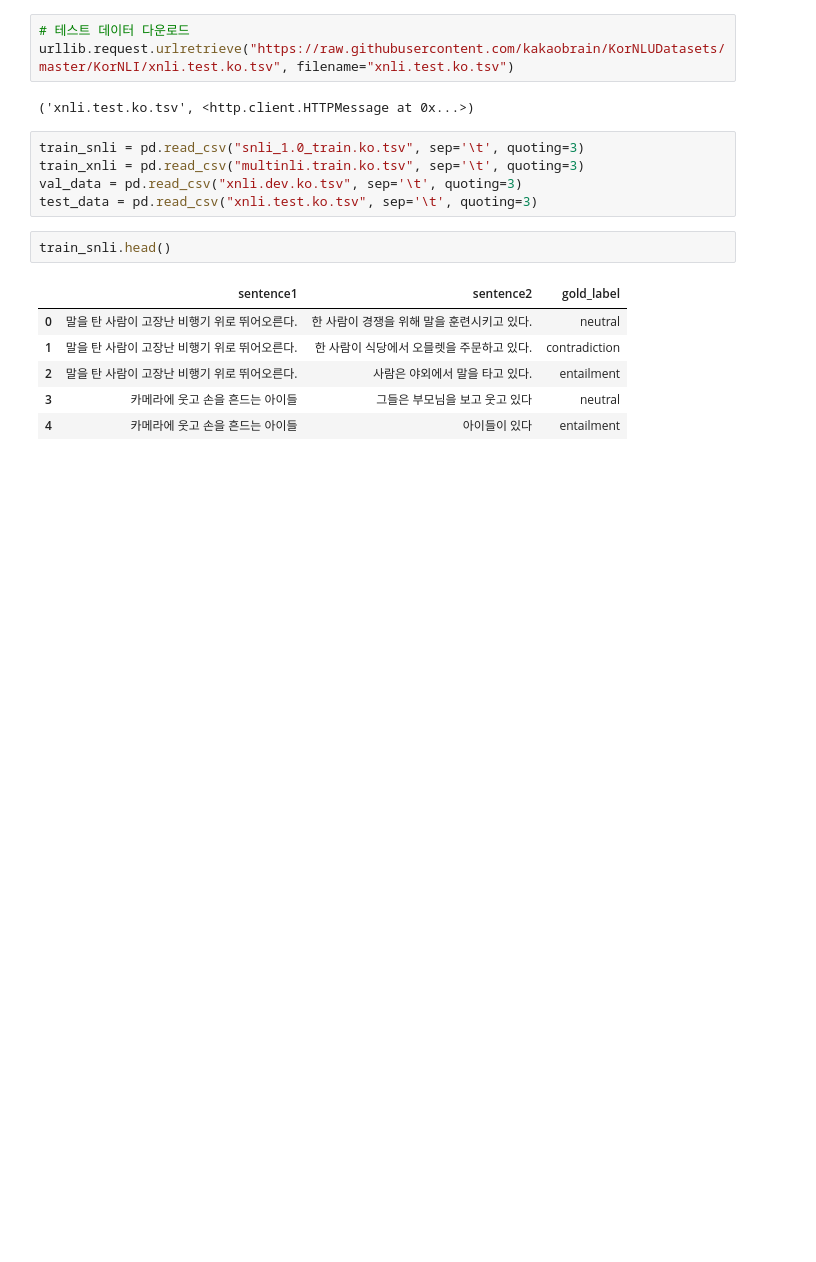
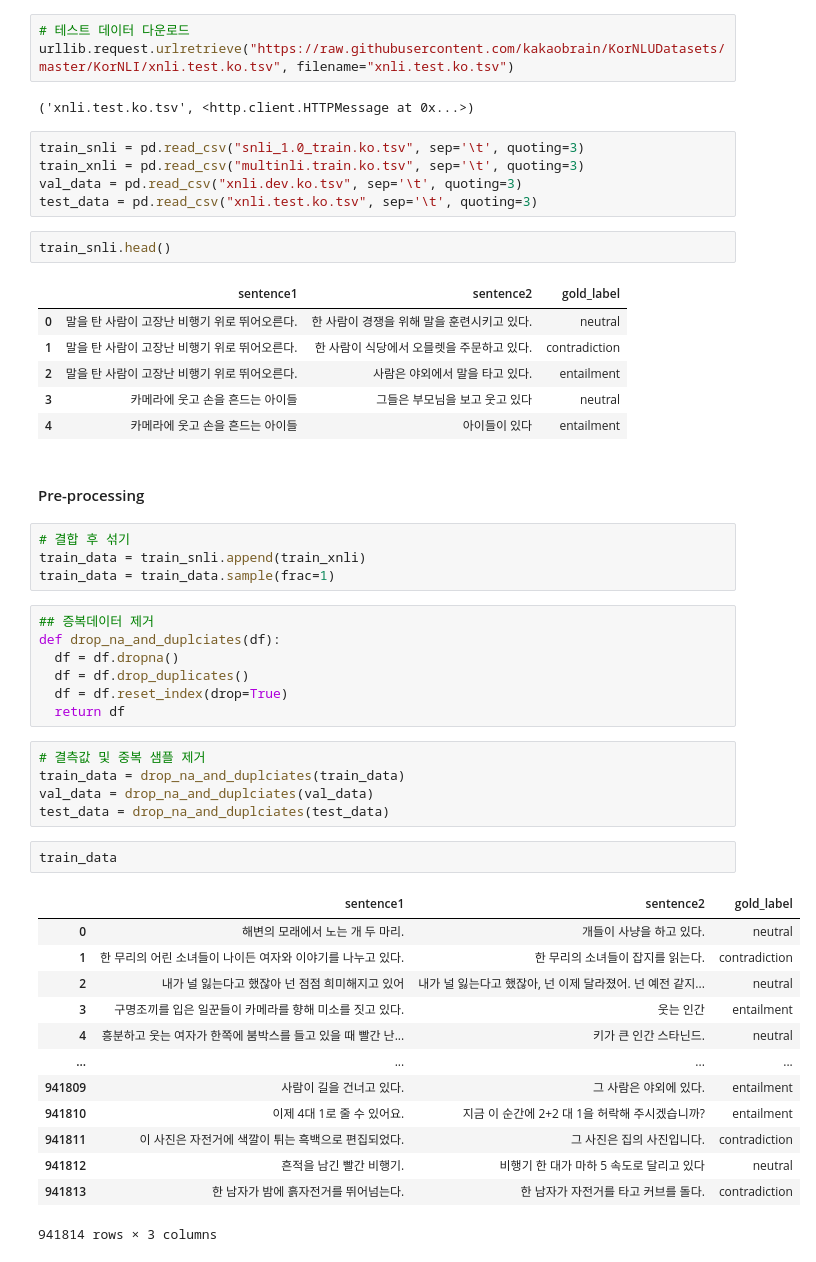
Before and after one commit to yyc9337/Deep-Learning, a Jupyter notebook: 딥 러닝을 이용한 자연어 처리 심화과정/5. BERT/KoBERT를 이용한 KorNLI 풀어보기 (다중 클래스 분류).ipynb, the cells around one changed output. Drawn from its saved outputs; the diff is of its cells as text; blank space fills up the shorter version.

```diff
--- a/딥 러닝을 이용한 자연어 처리 심화과정/5. BERT/KoBERT를 이용한 KorNLI 풀어보기 (다중 클래스 분류).ipynb
+++ b/딥 러닝을 이용한 자연어 처리 심화과정/5. BERT/KoBERT를 이용한 KorNLI 풀어보기 (다중 클래스 분류).ipynb
@@ -38,3 +38,37 @@ train_snli.head()
 | 2 | 말을 탄 사람이 고장난 비행기 위로 뛰어오른다. | 사람은 야외에서 말을 타고 있다. | entailment |
 | 3 | 카메라에 웃고 손을 흔드는 아이들 | 그들은 부모님을 보고 웃고 있다 | neutral |
 | 4 | 카메라에 웃고 손을 흔드는 아이들 | 아이들이 있다 | entailment |
+# %% [markdown]
+#### Pre-processing
+# %%
+# 결합 후 섞기
+train_data = train_snli.append(train_xnli)
+train_data = train_data.sample(frac=1)
+# %%
+## 증복데이터 제거
+def drop_na_and_duplciates(df):
+  df = df.dropna()
+  df = df.drop_duplicates()
+  df = df.reset_index(drop=True)
+  return df
+# %%
+# 결측값 및 중복 샘플 제거
+train_data = drop_na_and_duplciates(train_data)
+val_data = drop_na_and_duplciates(val_data)
+test_data = drop_na_and_duplciates(test_data)
+# %%
+train_data
+# %% [output]
+|  | sentence1 | sentence2 | gold_label |
+| 0 | 해변의 모래에서 노는 개 두 마리. | 개들이 사냥을 하고 있다. | neutral |
+| 1 | 한 무리의 어린 소녀들이 나이든 여자와 이야기를 나누고 있다. | 한 무리의 소녀들이 잡지를 읽는다. | contradiction |
+| 2 | 내가 널 잃는다고 했잖아 넌 점점 희미해지고 있어 | 내가 널 잃는다고 했잖아, 넌 이제 달라졌어. 넌 예전 같지... | neutral |
+| 3 | 구명조끼를 입은 일꾼들이 카메라를 향해 미소를 짓고 있다. | 웃는 인간 | entailment |
+| 4 | 흥분하고 웃는 여자가 한쪽에 붐박스를 들고 있을 때 빨간 난... | 키가 큰 인간 스타닌드. | neutral |
+| ... | ... | ... | ... |
+| 941809 | 사람이 길을 건너고 있다. | 그 사람은 야외에 있다. | entailment |
+| 941810 | 이제 4대 1로 줄 수 있어요. | 지금 이 순간에 2+2 대 1을 허락해 주시겠습니까? | entailment |
+| 941811 | 이 사진은 자전거에 색깔이 튀는 흑백으로 편집되었다. | 그 사진은 집의 사진입니다. | contradiction |
+| 941812 | 흔적을 남긴 빨간 비행기. | 비행기 한 대가 마하 5 속도로 달리고 있다 | neutral |
+| 941813 | 한 남자가 밤에 흙자전거를 뛰어넘는다. | 한 남자가 자전거를 타고 커브를 돌다. | contradiction |
+941814 rows × 3 columns
```
Also changed, not shown: parts of 6 cells of this notebook.
